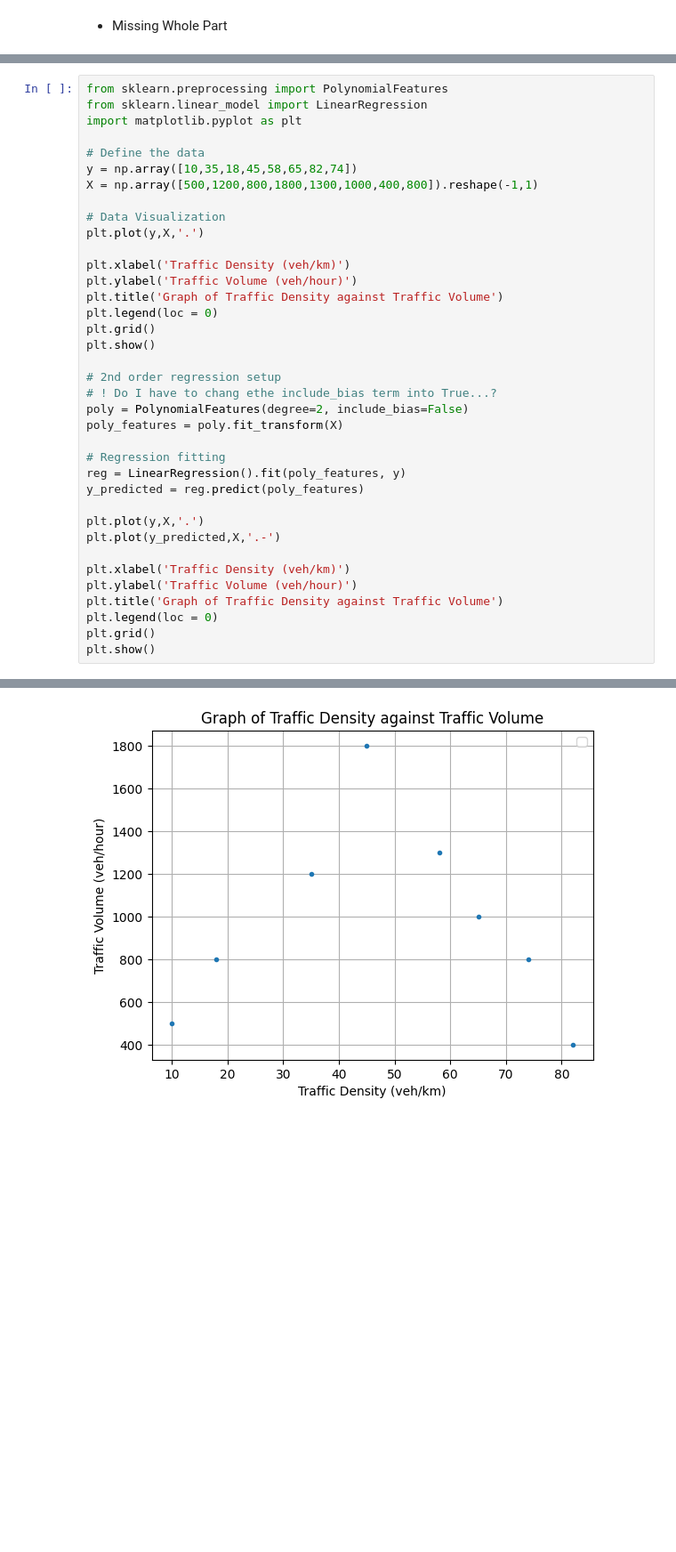
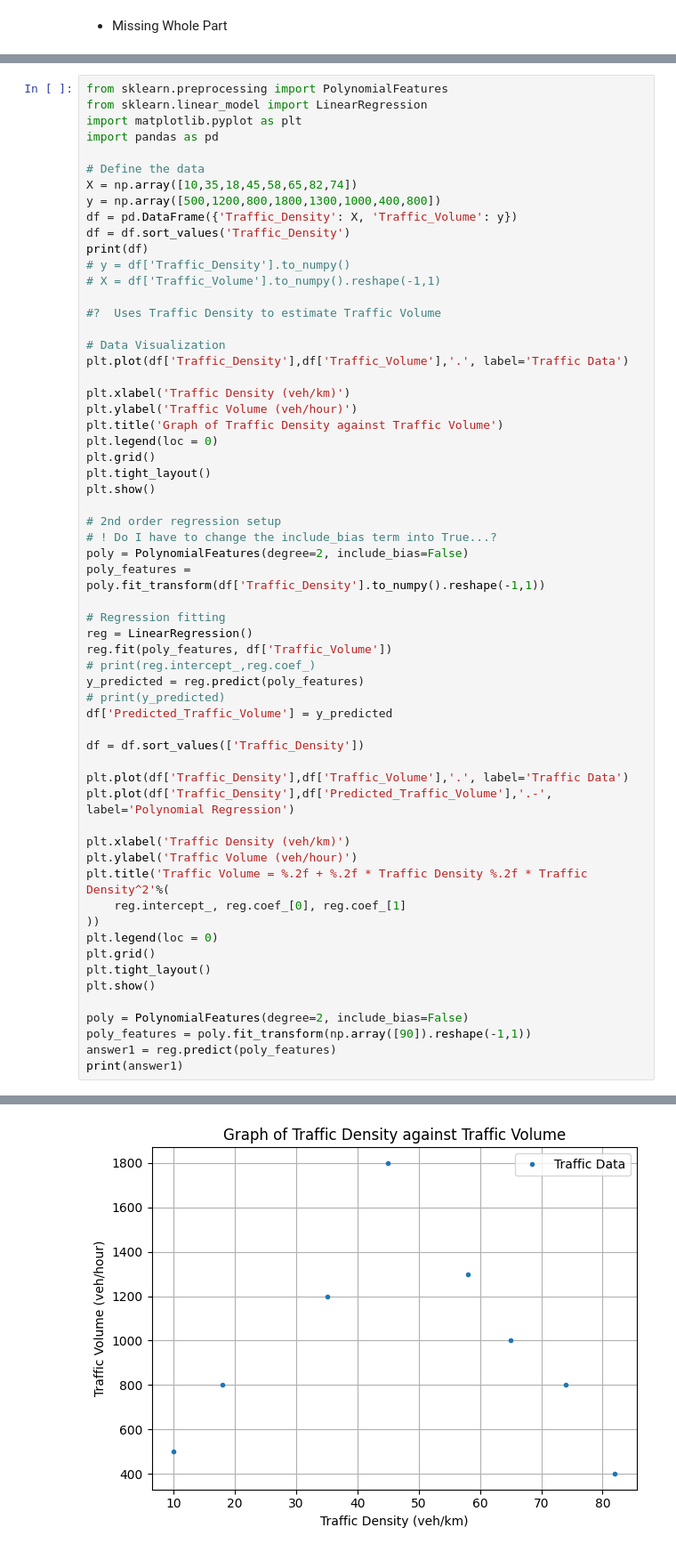
Before and after one commit to felixthe-cat/CIVL3140_clone, a Jupyter notebook: Own_files/Assignment 1.ipynb, the cells around one changed output, grey strips where cells are left out. Shown at 89% size. Saved outputs shown, nothing was run; the diff lists cells and outputs as text; blank space fills up the shorter version.

```diff
--- a/Own_files/Assignment 1.ipynb
+++ b/Own_files/Assignment 1.ipynb
@@ -150,37 +150,60 @@ The estimated total ridership inflow is 12136091.002538364 units
 from sklearn.preprocessing import PolynomialFeatures
 from sklearn.linear_model import LinearRegression
 import matplotlib.pyplot as plt
+import pandas as pd
 
 # Define the data
-y = np.array([10,35,18,45,58,65,82,74])
-X = np.array([500,1200,800,1800,1300,1000,400,800]).reshape(-1,1)
+X = np.array([10,35,18,45,58,65,82,74])
+y = np.array([500,1200,800,1800,1300,1000,400,800])
+df = pd.DataFrame({'Traffic_Density': X, 'Traffic_Volume': y})
+df = df.sort_values('Traffic_Density')
+print(df)
+# y = df['Traffic_Density'].to_numpy()
+# X = df['Traffic_Volume'].to_numpy().reshape(-1,1)
+
+#?  Uses Traffic Density to estimate Traffic Volume
 
 # Data Visualization
-plt.plot(y,X,'.')
+plt.plot(df['Traffic_Density'],df['Traffic_Volume'],'.', label='Traffic Data')
 
 plt.xlabel('Traffic Density (veh/km)')
 plt.ylabel('Traffic Volume (veh/hour)')
 plt.title('Graph of Traffic Density against Traffic Volume')
 plt.legend(loc = 0)
 plt.grid()
+plt.tight_layout()
 plt.show()
 
 # 2nd order regression setup
-# ! Do I have to chang ethe include_bias term into True...?
+# ! Do I have to change the include_bias term into True...?
 poly = PolynomialFeatures(degree=2, include_bias=False)
-poly_features = poly.fit_transform(X)
+poly_features = poly.fit_transform(df['Traffic_Density'].to_numpy().reshape(-1,1))
 
 # Regression fitting
-reg = LinearRegression().fit(poly_features, y)
+reg = LinearRegression()
+reg.fit(poly_features, df['Traffic_Volume'])
+# print(reg.intercept_,reg.coef_)
 y_predicted = reg.predict(poly_features)
+# print(y_predicted)
+df['Predicted_Traffic_Volume'] = y_predicted
 
-plt.plot(y,X,'.')
-plt.plot(y_predicted,X,'.-')
+df = df.sort_values(['Traffic_Density'])
+
+plt.plot(df['Traffic_Density'],df['Traffic_Volume'],'.', label='Traffic Data')
+plt.plot(df['Traffic_Density'],df['Predicted_Traffic_Volume'],'.-', label='Polynomial Regression')
 
 plt.xlabel('Traffic Density (veh/km)')
 plt.ylabel('Traffic Volume (veh/hour)')
-plt.title('Graph of Traffic Density against Traffic Volume')
+plt.title('Traffic Volume = %.2f + %.2f * Traffic Density %.2f * Traffic Density^2'%(
+    reg.intercept_, reg.coef_[0], reg.coef_[1]
+))
 plt.legend(loc = 0)
 plt.grid()
+plt.tight_layout()
 plt.show()
+
+poly = PolynomialFeatures(degree=2, include_bias=False)
+poly_features = poly.fit_transform(np.array([90]).reshape(-1,1))
+answer1 = reg.predict(poly_features)
+print(answer1)
 # %% [output]
@@ -188 +219 @@ No artists with labels found to put in legend.  Note that artists whose label st
-[figure, old version]
+[figure, new version]
```
Also changed, not shown: parts of 1 cell of this notebook, 1 other file.
